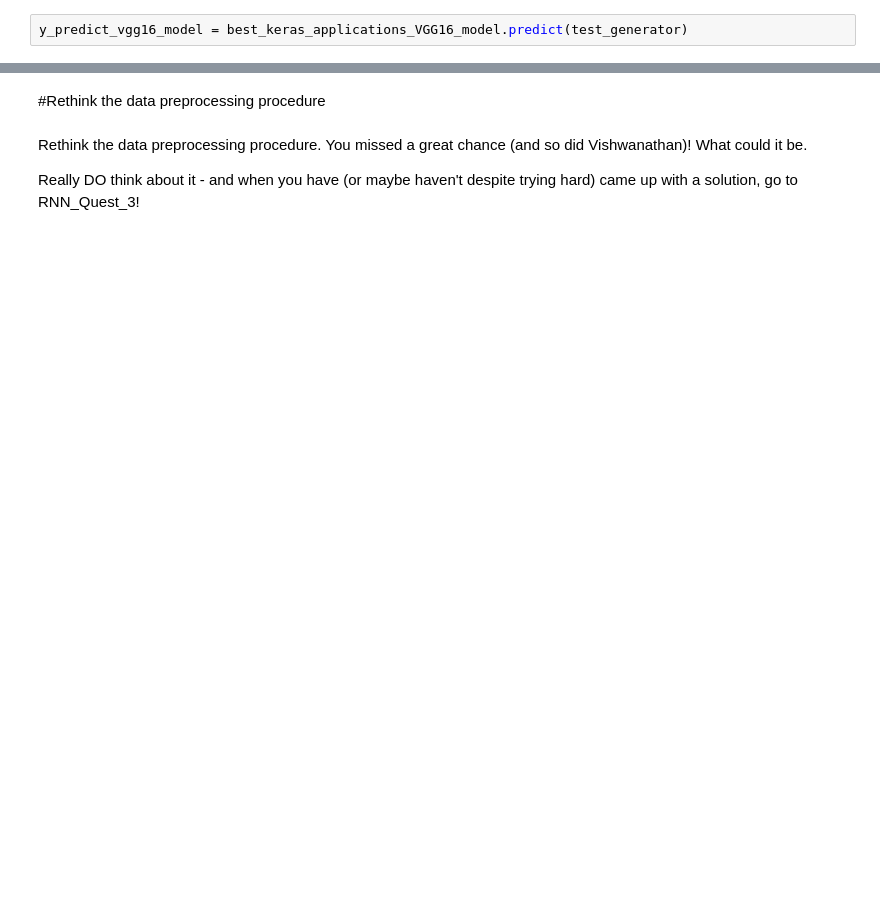
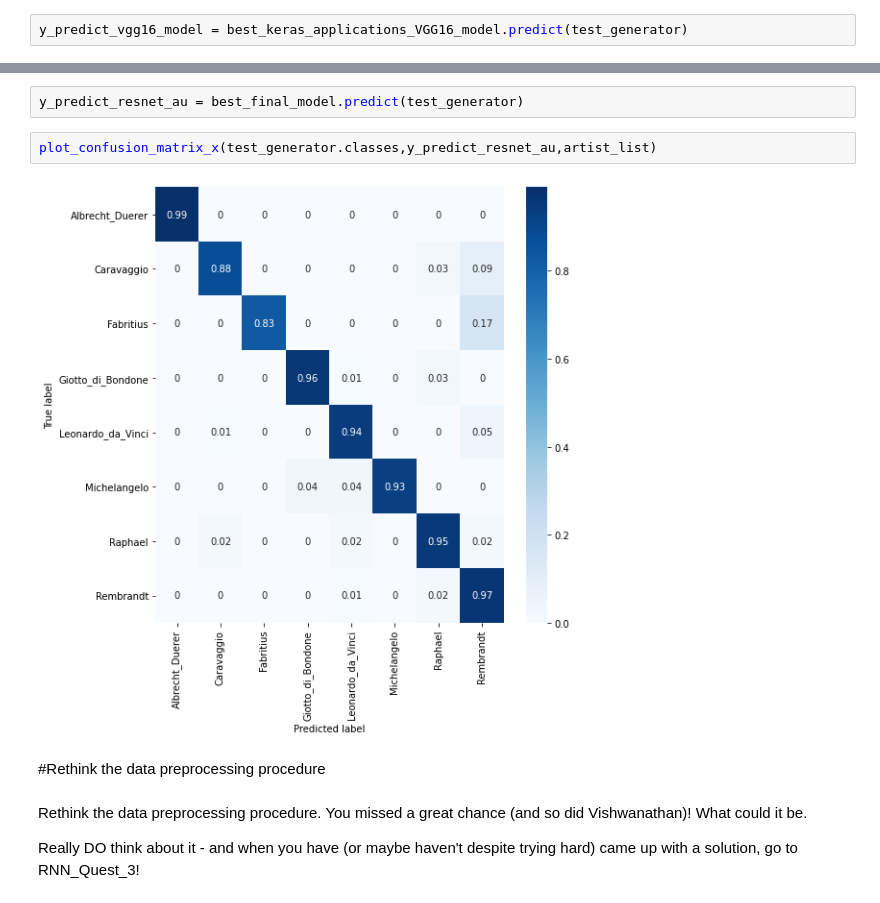
Before and after one commit to martinfinis/HelloCodeSchoolProject, a Jupyter notebook: RNN_Quest_2_Martin.ipynb, the cells around one changed output, grey strips where cells are left out. Cells and saved outputs as stored; diff of their text form; blank space fills up the shorter version.

```diff
--- a/RNN_Quest_2_Martin.ipynb
+++ b/RNN_Quest_2_Martin.ipynb
@@ -835,3 +999,9 @@ ValueError: ignored
+# %%
+y_predict_resnet_au = best_final_model.predict(test_generator)
+# %%
+plot_confusion_matrix_x(test_generator.classes,y_predict_resnet_au,artist_list)
+# %% [output]
+[figure, added]
 # %% [markdown]
 #Rethink the data preprocessing procedure
 # %% [markdown]
```
Also changed, not shown: parts of 51 cells of this notebook.
